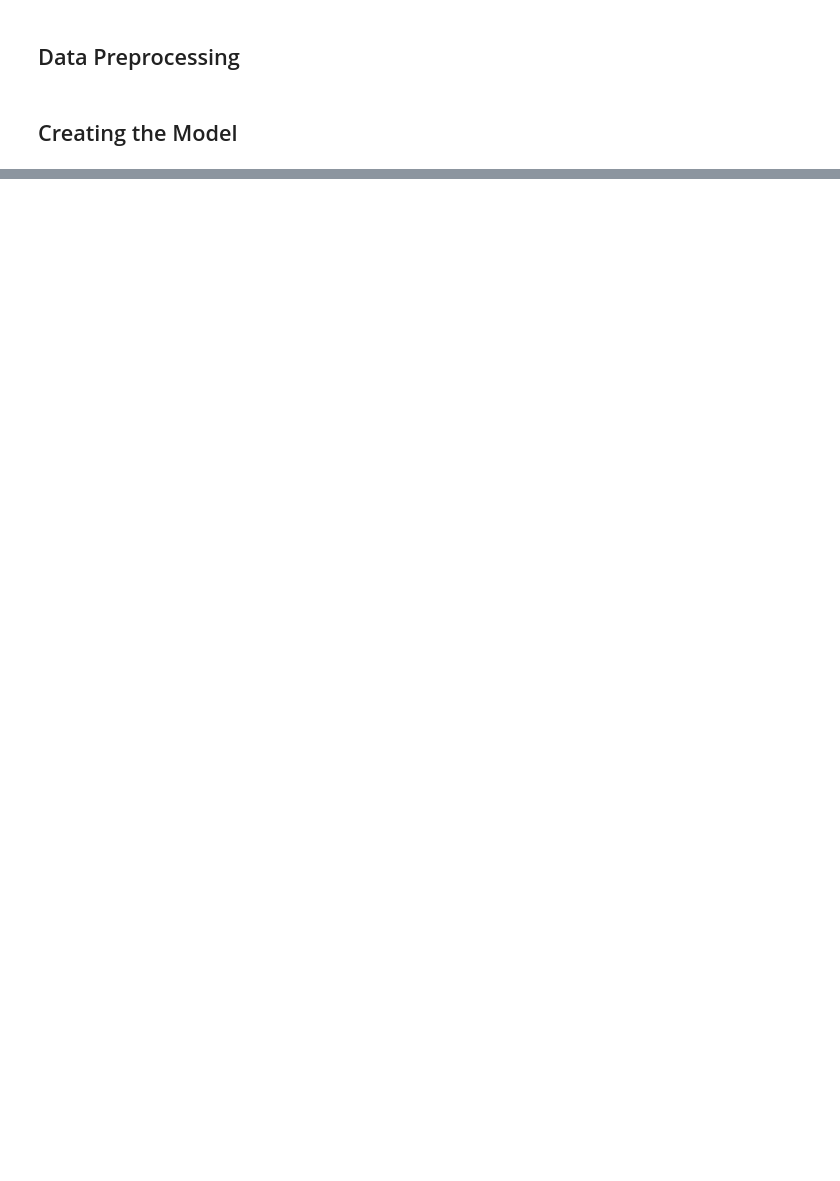
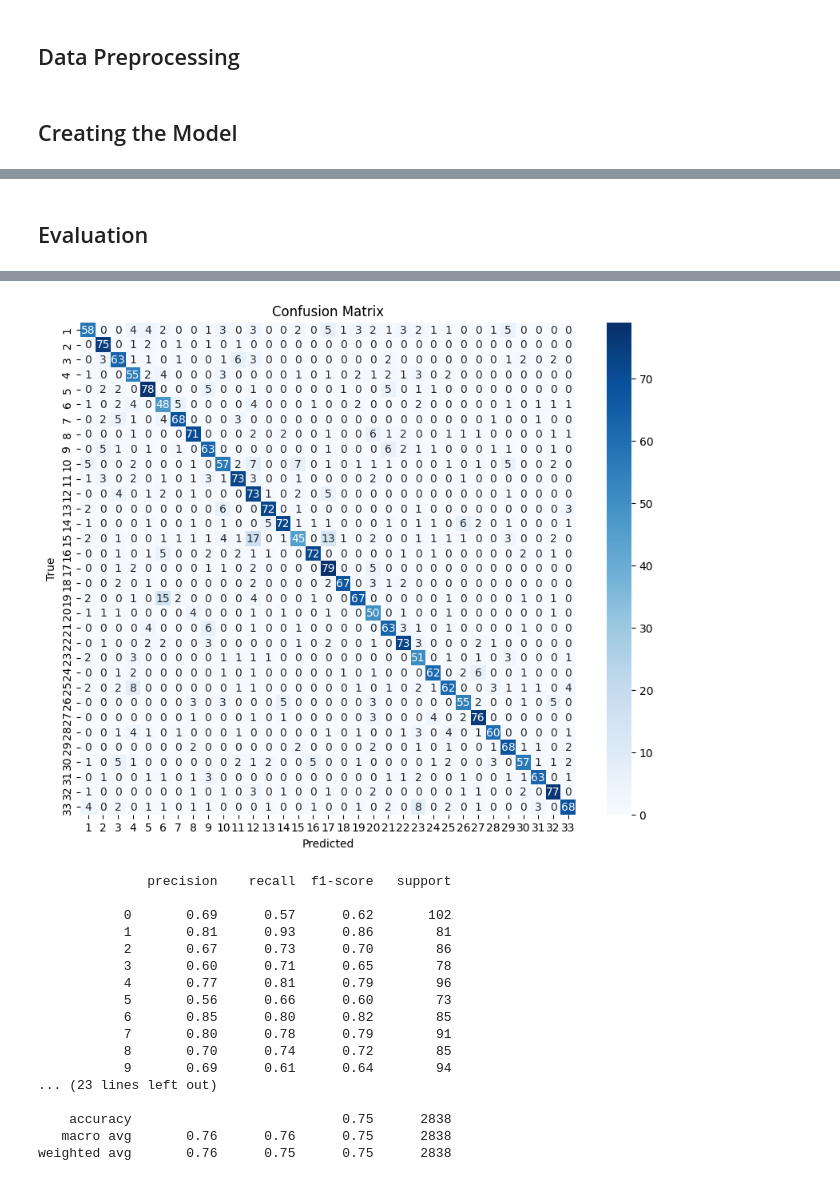
Before and after one commit to kiing-dom/CS4287, a Jupyter notebook: Assignment2CNN/CS4287_Assign2_20243561_20250762.ipynb, the cells around one changed output, grey strips where cells are left out. Cells and saved outputs as stored; diff of their text form; code cells hidden in the pictures; blank space fills up the shorter version.

```diff
--- a/Assignment2CNN/CS4287_Assign2_20243561_20250762.ipynb
+++ b/Assignment2CNN/CS4287_Assign2_20243561_20250762.ipynb
@@ -170,0 +212,28 @@ Epoch 10/10
+# %% [markdown]
+## Evaluation
+# %%
+# Evaluate the model with top 5 accuracy
+y_pred = model.predict(X_test)
+y_pred_classes = np.argmax(y_pred, axis=1)
+y_true_classes = np.argmax(y_test_one_hot, axis=1)
+
+# Confusion Matrix
+conf_matrix = confusion_matrix(y_true_classes, y_pred_classes)
+class_labels = ["1", "2", "3", "4", "5", "6", "7", "8", "9", "10",
+                "11", "12", "13", "14", "15", "16", "17", "18", "19", "20",
+                "21", "22", "23", "24", "25", "26", "27", "28", "29", "30",
+                "31", "32", "33"]
+
+
+# Plot Confusion Matrix
+plt.figure(figsize=(10, 8))
+sns.heatmap(conf_matrix, annot=True, fmt='d', cmap='Blues', xticklabels=class_labels, yticklabels=class_labels)
+plt.xlabel('Predicted')
+plt.ylabel('True')
+plt.title('Confusion Matrix')
+plt.show()
+
+# Classification Report
+class_report = classification_report(y_true_classes, y_pred_classes)
+print(class_report)
+# %% [output]
@@ -170,0 +241,18 @@ Epoch 10/10
+[figure, added]
+              precision    recall  f1-score   support
+
+           0       0.69      0.57      0.62       102
+           1       0.81      0.93      0.86        81
+           2       0.67      0.73      0.70        86
+           3       0.60      0.71      0.65        78
+           4       0.77      0.81      0.79        96
+           5       0.56      0.66      0.60        73
+           6       0.85      0.80      0.82        85
+           7       0.80      0.78      0.79        91
+           8       0.70      0.74      0.72        85
+           9       0.69      0.61      0.64        94
+... (23 lines left out)
+
+    accuracy                           0.75      2838
+   macro avg       0.76      0.76      0.75      2838
+weighted avg       0.76      0.75      0.75      2838
```
Also changed, not shown: parts of 9 cells of this notebook.
